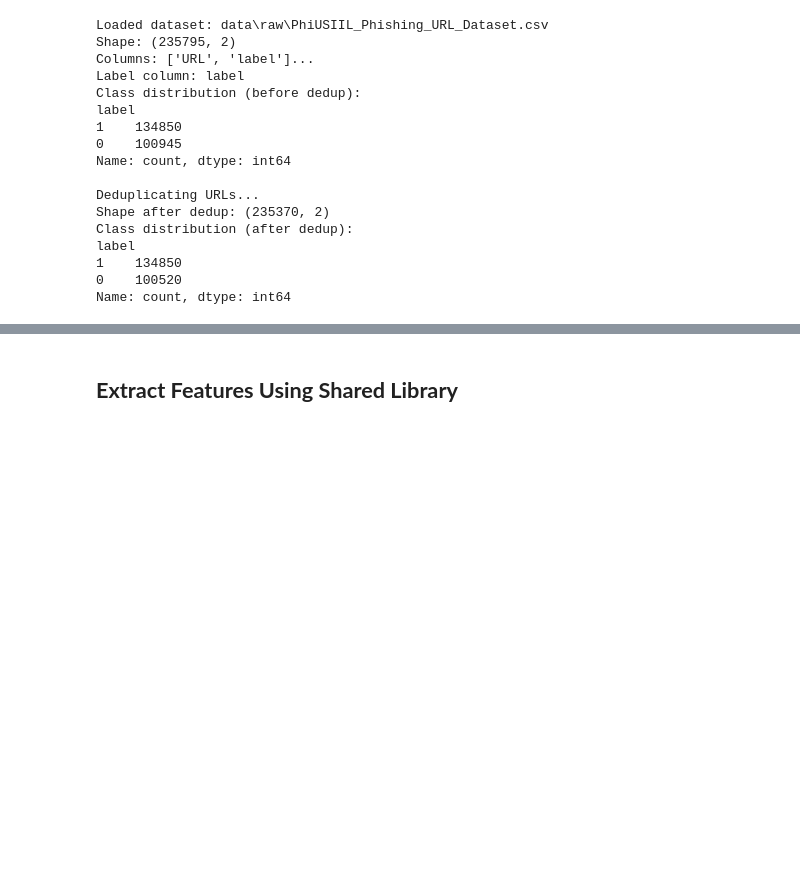
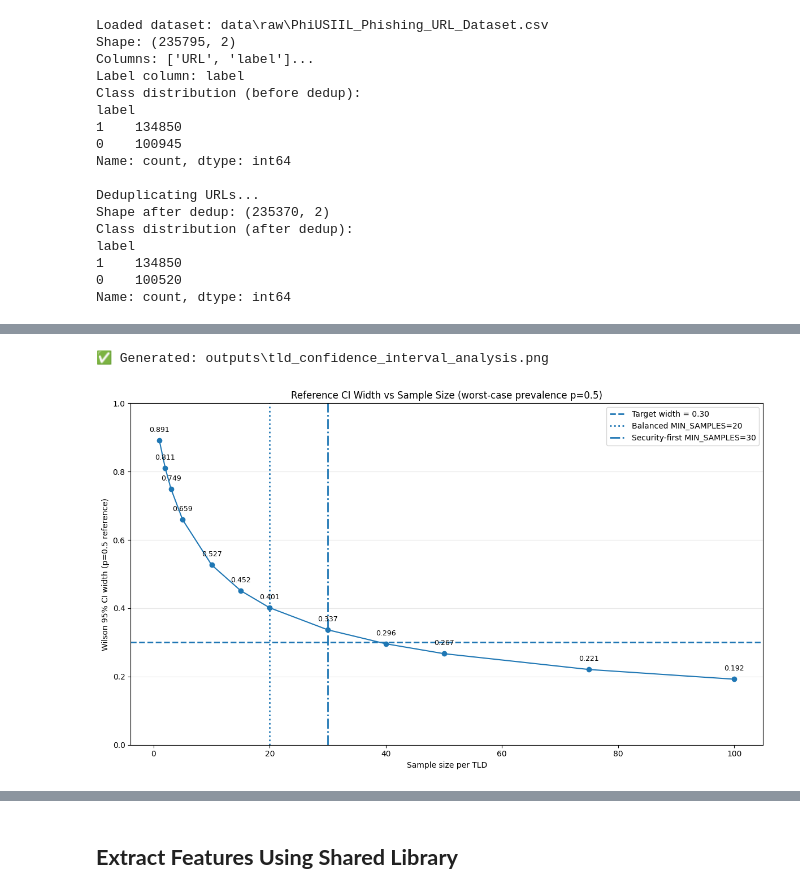
Before and after one commit to fitsblb/PhishGuardAI, a Jupyter notebook: notebooks/01_feature_engineering.ipynb, the cells around one changed output, grey strips where cells are left out. Drawn from its saved outputs; the diff is of its cells as text; code cells hidden in the pictures; blank space fills up the shorter version.

```diff
--- a/notebooks/01_feature_engineering.ipynb
+++ b/notebooks/01_feature_engineering.ipynb
@@ -464 +384,62 @@ plot_tld_confidence_intervals()
+# %%
+def plot_tld_confidence_intervals(balanced_min, security_first_min):
+    """
+    Plot Wilson CI width vs sample size at p=0.5 (reference worst-case curve),
+    and annotate chosen thresholds.
+    """
+    sample_sizes = [1, 2, 3, 5, 10, 15, 20, 30, 40, 50, 75, 100]
+
+    def wilson_width_scalar(n, p=0.5, confidence=0.95):
+        z = stats.norm.ppf((1 + confidence) / 2)
+        num = 2 * z * np.sqrt(p * (1 - p) / n + z**2 / (4 * n**2))
+        den = 1 + z**2 / n
+        return num / den
+
+    ci_widths = [wilson_width_scalar(n, p=0.5, confidence=0.95) for n in sample_sizes]
+
+    fig, ax = plt.subplots(figsize=(12, 7))
+    ax.plot(sample_sizes, ci_widths, marker="o")
+    ax.axhline(0.30, linestyle="--", linewidth=2, label="Target width = 0.30")
+
+    if balanced_min in sample_sizes:
+        ax.axvline(
+            balanced_min,
+            linestyle=":",
+            linewidth=2,
+            label=f"Balanced MIN_SAMPLES={balanced_min}",
+        )
+    if security_first_min in sample_sizes:
+        ax.axvline(
+            security_first_min,
+            linestyle="-.",
+            linewidth=2,
+            label=f"Security-first MIN_SAMPLES={security_first_min}",
+        )
+
+    for n, w in zip(sample_sizes, ci_widths):
+        ax.text(n, w + 0.02, f"{w:.3f}", ha="center", va="bottom", fontsize=9)
+
+    ax.set_xlabel("Sample size per TLD")
+    ax.set_ylabel("Wilson 95% CI width (p=0.5 reference)")
+    ax.set_title("Reference CI Width vs Sample Size (worst-case prevalence p=0.5)")
+    ax.set_ylim(0, 1.0)
+    ax.grid(axis="y", alpha=0.3)
+    ax.legend(loc="upper right")
+
+    OUTPUT_DIR = Path("outputs")
+    OUTPUT_DIR.mkdir(parents=True, exist_ok=True)
+    out_path = OUTPUT_DIR / "tld_confidence_interval_analysis.png"
+    plt.tight_layout()
+    plt.savefig(out_path, dpi=300, bbox_inches="tight")
+    print(f"✅ Generated: {out_path}")
+    plt.show()
+
+
+# Example call using the computed values above:
+plot_tld_confidence_intervals(
+    balanced_min=STATISTICAL_MIN_SAMPLES, security_first_min=SECURITY_FIRST_MIN_SAMPLES
+)
+# %% [output]
+✅ Generated: outputs\tld_confidence_interval_analysis.png
+[figure, added]
 # %% [markdown]
```
Also changed, not shown: parts of 25 cells of this notebook, 35 other files.
